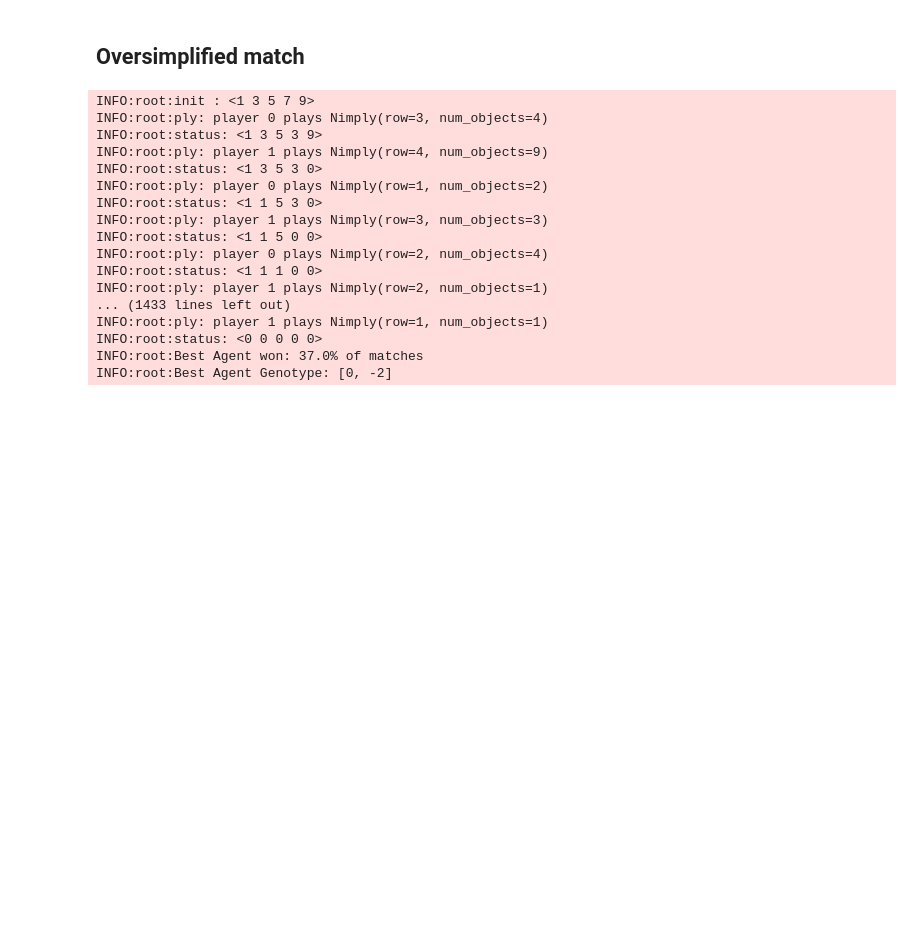
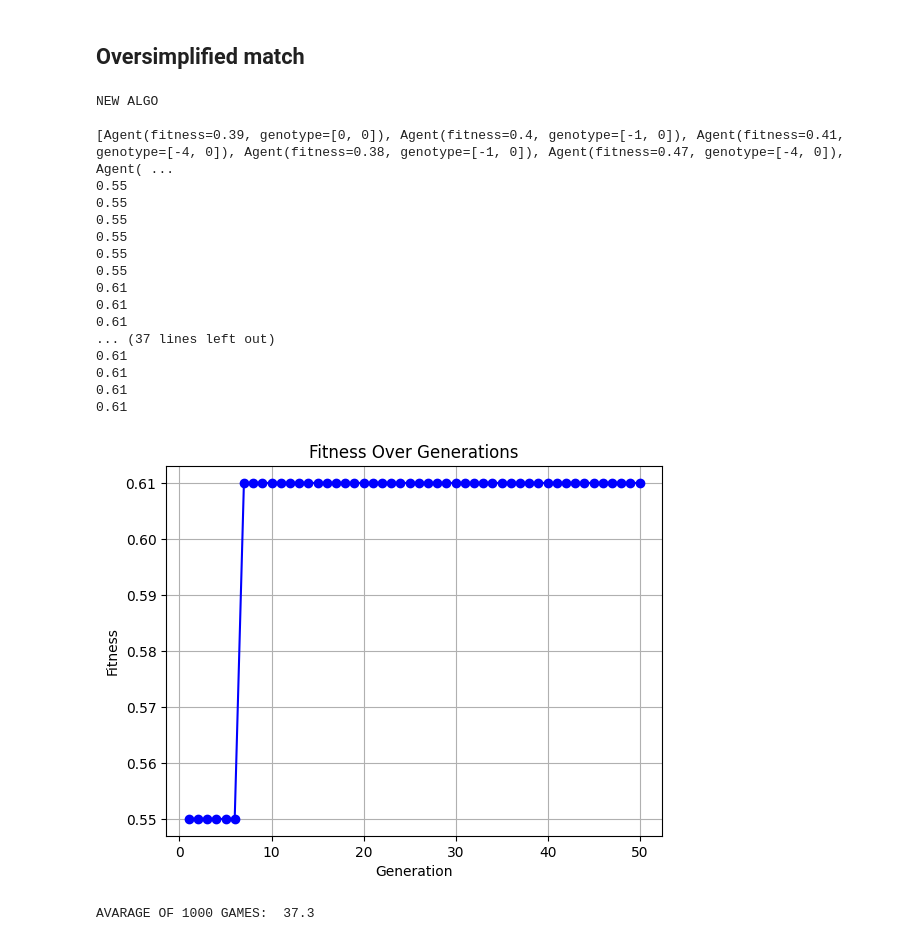
Before and after one commit to Ricca321/Computational_Intelligence, a Jupyter notebook: labs/lab2/lab2-nim.ipynb, the cells around one changed output. Saved outputs shown, nothing was run; the diff lists cells and outputs as text; code cells hidden in the pictures; blank space fills up the shorter version.

Commit message:
adding plots

```diff
--- a/labs/lab2/lab2-nim.ipynb
+++ b/labs/lab2/lab2-nim.ipynb
@@ -154,9 +146,9 @@ def select_parent(pop):
 # %%
 def mutate(agent: Agent, opponent) -> Agent:
     offspring = copy(agent)
-    gene_to_mutate = randint(0, len(offspring.genotype)-1)#choice(offspring.genotype[0], offspring.genotype[1])
-    mutation = choice((1,-1))
-    offspring.genotype[gene_to_mutate] = offspring.genotype[gene_to_mutate] + mutation #not offspring.genotype[pos]
+    gene_to_mutate = randint(0, len(offspring.genotype)-1)
+    mutation = -1 #choice((1,-1)) -1
+    offspring.genotype[gene_to_mutate] = offspring.genotype[gene_to_mutate] + mutation
     offspring.fitness = play(offspring.genotype, opponent)
     return offspring
 # %%
@@ -166,8 +158,9 @@ def xover(p1: Agent, p2: Agent):
         return Agent(fitness=0, genotype=[p1.genotype[gene_from_p1], p2.genotype[gene_from_p2]])
 # %%
 def find_best_agent(opponent):
+    fitness_list = []
     population = [Agent(
-        genotype =  [0,0],
+        genotype =  [-randint(0,N-1),0],#[choice((1,-1))*randint(0,N-1), choice((1,-1))*randint(0, (N-1)*2)],
         fitness = 0,
         ) for _ in range(NUM_POPULATION)]
     for a in population:
@@ -179,7 +172,6 @@ def find_best_agent(opponent):
         next_gen = list()
         for agent_to_mutate in range(NUM_AGENT_TO_MUTATE):
             if random() < MUTATION:  # self-adapt mutation probability
-            # mutation  # add more clever mutations
                 p = select_parent(population)
                 o = mutate(p, opponent)
             else:
@@ -194,4 +186,12 @@ def find_best_agent(opponent):
         population.sort(key=lambda i: i.fitness, reverse=True)
         population = population[:NUM_POPULATION]
         print(population[0].fitness)
+        fitness_list.append(population[0].fitness)
+    generations = list(range(1, len(fitness_list) + 1))
+    plt.plot(generations, fitness_list, marker='o', linestyle='-', color='b')
+    plt.title('Fitness Over Generations')
+    plt.xlabel('Generation')
+    plt.ylabel('Fitness')
+    plt.grid(True)
+    plt.show()
     return population[0]
@@ -198,53 +234,53 @@ def find_best_agent(opponent):
 # %% [markdown]
 ## Oversimplified match
 # %%
-nim = Nim(5)
 #find_best_generation()
-opponent = optimal
-#best_agent = find_best_agent(opponent)
-#print(f"THE BEST AGENT: {best_agent}")
-
-test_agent  = Agent(fitness=0, genotype=[0,-2])
+nim = Nim(N)
+#best_agent = Agent(fitness=0.0, genotype=[0,0])
+opponent = pure_random
+best_agent = find_best_agent(opponent)
+compute_avarage_win_rate(best_agent)
+#best_agent  = Agent(fitness=0, genotype=[0,-2])
 logging.getLogger().setLevel(logging.INFO)
 
-#strategy = (optimal, pure_random)
-nim = Nim(5)
-#comma(nim)
+
 logging.info(f"init : {nim}")
 player = 0
 win = 0
 for i in range(100):
-    nim = Nim(5)
+    nim = Nim(N)
     player = 0
     while nim:
         if player == 0:
             ply = opponent(nim)
         else:
-            ply=agent_startegy(nim, test_agent.genotype)
+            ply=agent_startegy(nim, best_agent.genotype)
         logging.info(f"ply: player {player} plays {ply}")
         nim.nimming(ply)
         logging.info(f"status: {nim}")
         player = 1 - player
     if player == 1:
         win+=1
 
 logging.info(f"Best Agent won: {(win/100)*100}% of matches")
-logging.info(f"Best Agent Genotype: {test_agent.genotype}")
+logging.info(f"Best Agent Genotype: {best_agent.genotype}")
 # %% [output]
-INFO:root:init : <1 3 5 7 9>
-INFO:root:ply: player 0 plays Nimply(row=3, num_objects=4)
-INFO:root:status: <1 3 5 3 9>
-INFO:root:ply: player 1 plays Nimply(row=4, num_objects=9)
-INFO:root:status: <1 3 5 3 0>
-INFO:root:ply: player 0 plays Nimply(row=1, num_objects=2)
-INFO:root:status: <1 1 5 3 0>
-INFO:root:ply: player 1 plays Nimply(row=3, num_objects=3)
-INFO:root:status: <1 1 5 0 0>
-INFO:root:ply: player 0 plays Nimply(row=2, num_objects=4)
-INFO:root:status: <1 1 1 0 0>
-INFO:root:ply: player 1 plays Nimply(row=2, num_objects=1)
-... (1433 lines left out)
-INFO:root:ply: player 1 plays Nimply(row=1, num_objects=1)
-INFO:root:status: <0 0 0 0 0>
-INFO:root:Best Agent won: 37.0% of matches
-INFO:root:Best Agent Genotype: [0, -2]
+NEW ALGO
+
+[Agent(fitness=0.39, genotype=[0, 0]), Agent(fitness=0.4, genotype=[-1, 0]), Agent(fitness=0.41, genotype=[-4, 0]), Agent(fitness=0.38, genotype=[-1, 0]), Agent(fitness=0.47, genotype=[-4, 0]), Agent( ...
+0.55
+0.55
+0.55
+0.55
+0.55
+0.55
+0.61
+0.61
+0.61
+... (37 lines left out)
+0.61
+0.61
+0.61
+0.61
+[figure, added]
+AVARAGE OF 1000 GAMES:  37.3
```
Also changed, not shown: parts of 5 cells of this notebook, 3 other files.
